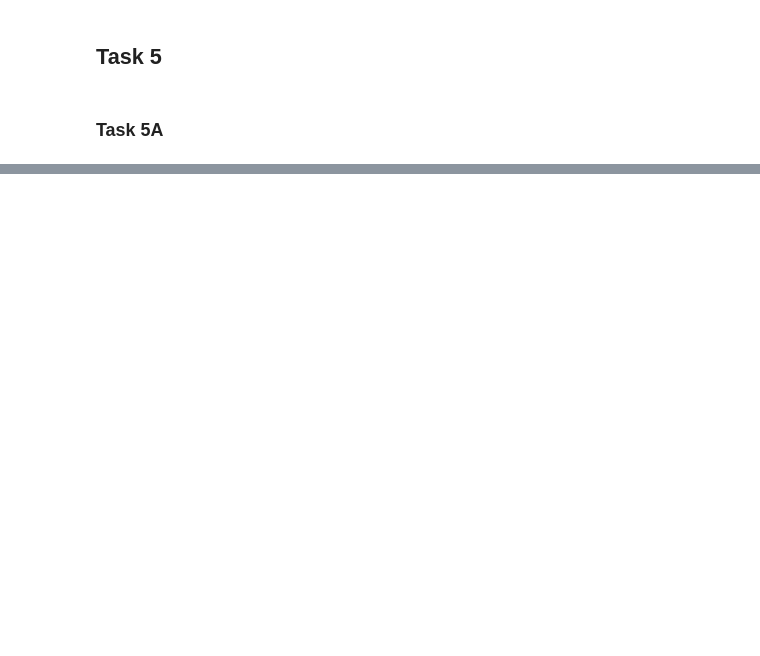
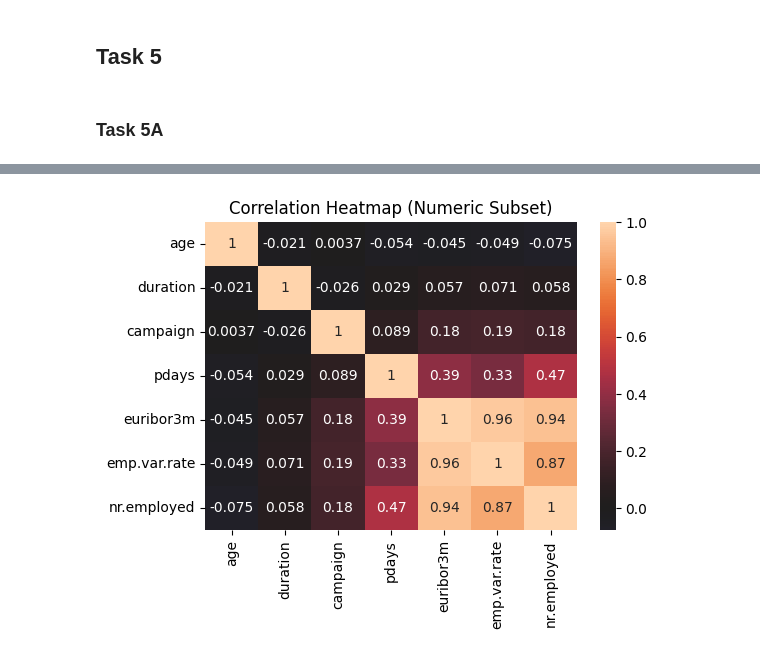
Before and after one commit to owen-simon/IS-6482-data-mining, a Jupyter notebook: Week 1/A1_Simon_Owen.ipynb, the cells around one changed output, grey strips where cells are left out. Cells and saved outputs as stored; diff of their text form; code cells hidden in the pictures; blank space fills up the shorter version.

```diff
--- a/Week 1/A1_Simon_Owen.ipynb
+++ b/Week 1/A1_Simon_Owen.ipynb
@@ -198,3 +196,9 @@ for var in categorical_vars:
 ## Task 5
 # %% [markdown]
 ### Task 5A
+# %%
+# correlation matrix
+task_5_numeric_vars = ["age", "duration", "campaign", "pdays", "euribor3m", "emp.var.rate", "nr.employed"]
+
+corr = df[task_5_numeric_vars].corr(numeric_only=True)
+corr
@@ -200,0 +214,10 @@ for var in categorical_vars:
+# %%
+# heatmap
+plt.figure(figsize=(6, 4))
+
+sns.heatmap(corr, annot=True, center=0)
+
+plt.title(f"Correlation Heatmap (Numeric Subset)")
+plt.show()
+# %% [output]
+[figure, added]
```
Also changed, not shown: parts of 12 cells of this notebook.
